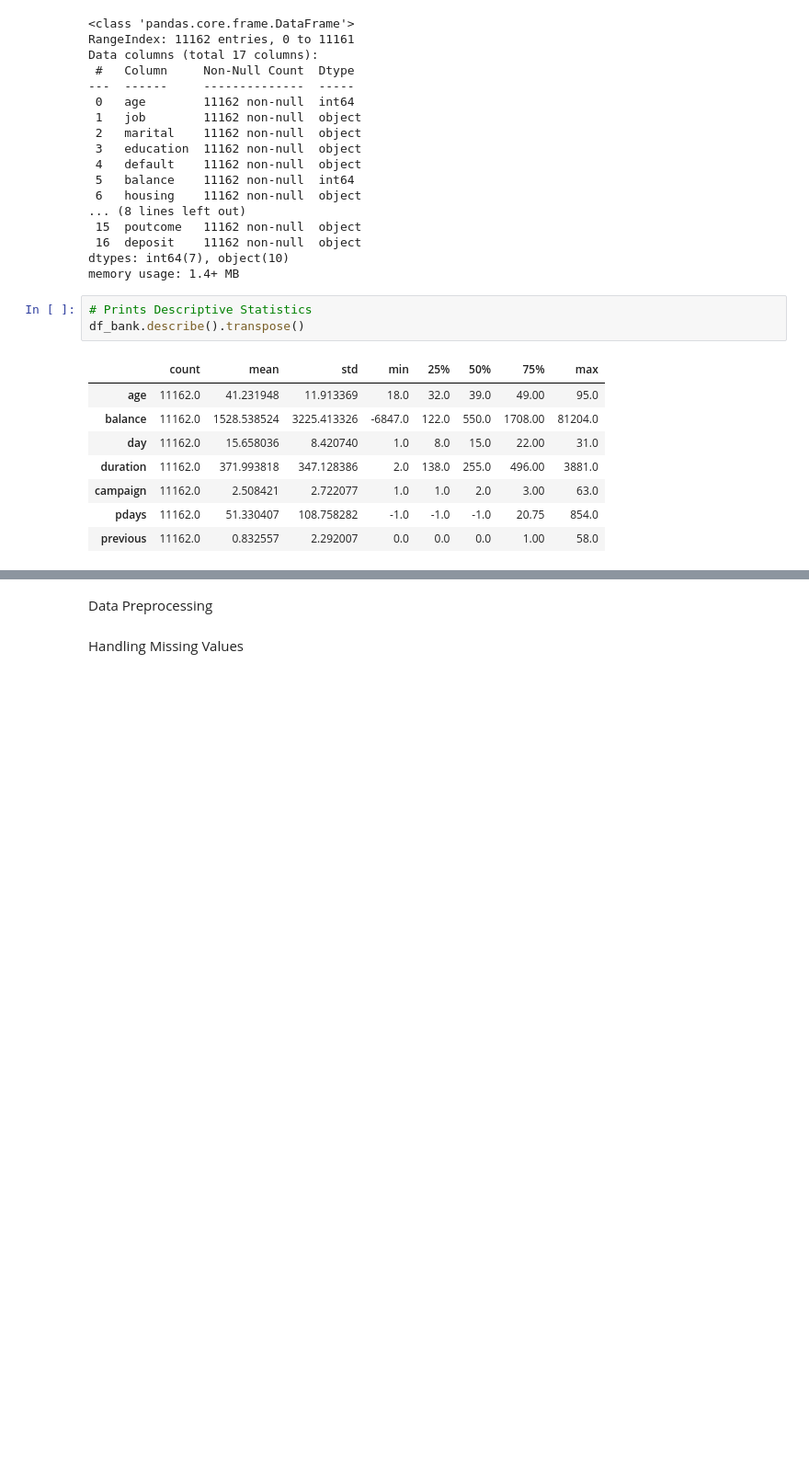
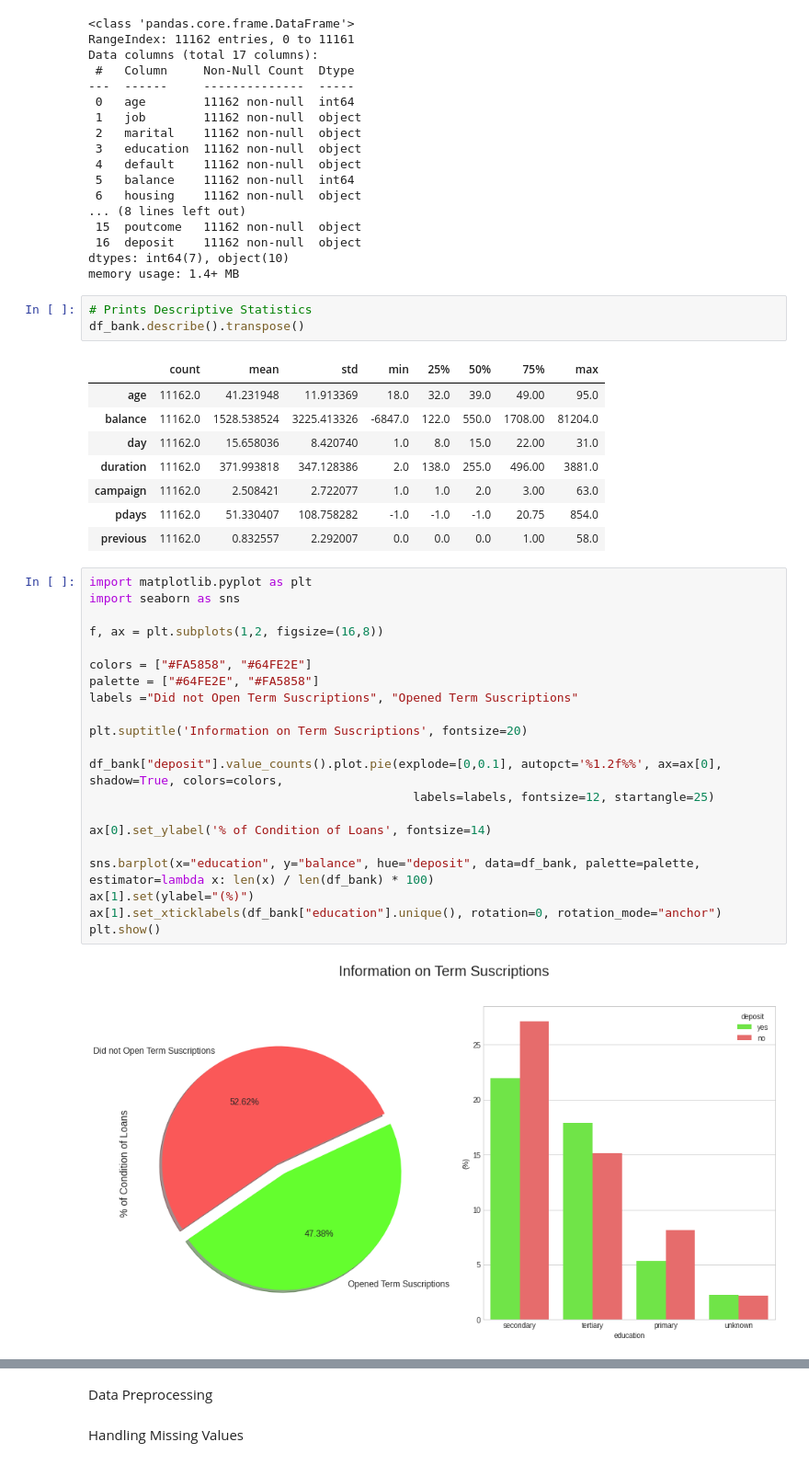
Before and after one commit to abduhsalam/Bank-Marketing-Classification, a Jupyter notebook: Bank_Marketing_Classification.ipynb, the cells around one changed output, grey strips where cells are left out. Shown: that part at 92% size. Drawn from its saved outputs; the diff is of its cells as text; blank space fills up the shorter version.

```diff
--- a/Bank_Marketing_Classification.ipynb
+++ b/Bank_Marketing_Classification.ipynb
@@ -101,3 +103,26 @@ df_bank.describe().transpose()
 | campaign | 11162.0 | 2.508421 | 2.722077 | 1.0 | 1.0 | 2.0 | 3.00 | 63.0 |
 | pdays | 11162.0 | 51.330407 | 108.758282 | -1.0 | -1.0 | -1.0 | 20.75 | 854.0 |
 | previous | 11162.0 | 0.832557 | 2.292007 | 0.0 | 0.0 | 0.0 | 1.00 | 58.0 |
+# %%
+import matplotlib.pyplot as plt
+import seaborn as sns
+
+f, ax = plt.subplots(1,2, figsize=(16,8))
+
+colors = ["#FA5858", "#64FE2E"]
+palette = ["#64FE2E", "#FA5858"]
+labels ="Did not Open Term Suscriptions", "Opened Term Suscriptions"
+
+plt.suptitle('Information on Term Suscriptions', fontsize=20)
+
+df_bank["deposit"].value_counts().plot.pie(explode=[0,0.1], autopct='%1.2f%%', ax=ax[0], shadow=True, colors=colors,
+                                             labels=labels, fontsize=12, startangle=25)
+
+ax[0].set_ylabel('% of Condition of Loans', fontsize=14)
+
+sns.barplot(x="education", y="balance", hue="deposit", data=df_bank, palette=palette, estimator=lambda x: len(x) / len(df_bank) * 100)
+ax[1].set(ylabel="(%)")
+ax[1].set_xticklabels(df_bank["education"].unique(), rotation=0, rotation_mode="anchor")
+plt.show()
+# %% [output]
+[figure, added]
```
Also changed, not shown: parts of 7 cells of this notebook.
